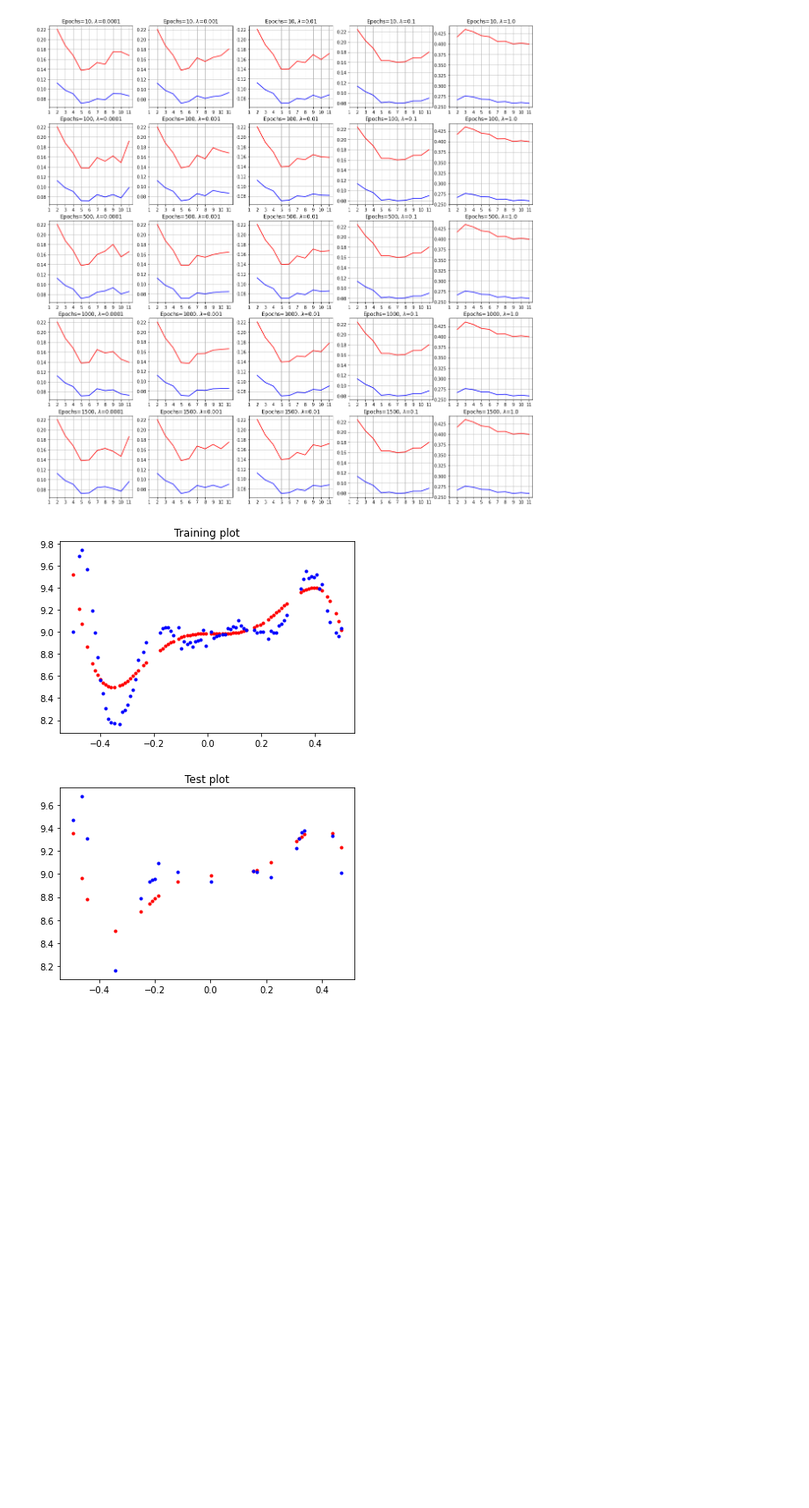
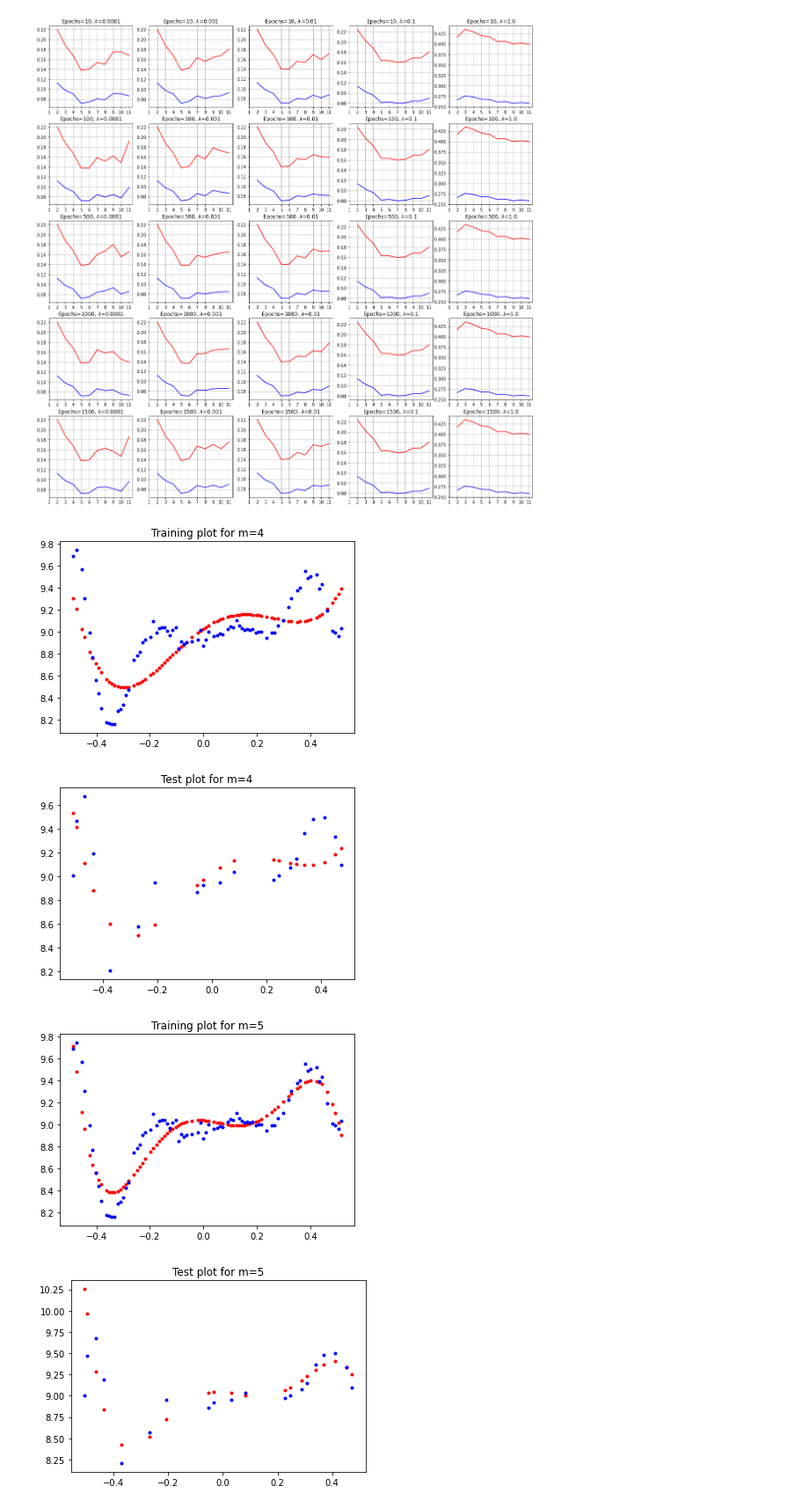
Before and after one commit to V-G-spec/ELL409-IITD-Intro-to-Machine-Learning, a Jupyter notebook: Assignment 1/ReportStuff.ipynb, the cells around one changed output. Shown: that part at 88% size. Drawn from its saved outputs; the diff is of its cells as text; code cells hidden in the pictures; blank space fills up the shorter version.

```diff
--- a/Assignment 1/ReportStuff.ipynb
+++ b/Assignment 1/ReportStuff.ipynb
@@ -14,10 +14,12 @@ import matplotlib as mpl
 # %% [markdown]
 ### 1A
 # %%
-df = pd.read_csv("1A.csv", header=None)
-df = df.sample(n = len(df))
-train_df = df[:int(0.8*len(df))].sample(frac=1)
-test_df = df[int(0.8*len(df)):].sample(frac=1)
+df = pd.read_csv("1B.csv", header=None)
+# df = df.sample(n = len(df))
+df = df.sample(frac=1)
+print(len(df))
+train_df = df[:int(0.8*len(df))]
+test_df = df[int(0.8*len(df)):]
 # Convert everything to a numpy array, as it makes my life easy. Works pretty much like MATLAB after that
 train_X = np.array(train_df.values)[:, 0:1]
 train_y = np.array(train_df.values)[:, 1:]
@@ -131,7 +128,7 @@ X_new_train = train_X
 temp_X_test = test_X
 X_new_test = test_X
 
-lambs = np.logspace(-5, 1, num=7)
+lambs = np.logspace(-5, -1, num=15)
 
 for m in range(2, 10):
     temp_X_train = temp_X_train*train_X
@@ -164,9 +161,9 @@ plt.plot(lambs, E_rms_train, label="Training Error")
 plt.plot(lambs, E_rms_test, label="Test Error")
 plt.legend(loc="upper left")
 # xticks = np.logspace(-20, -1, num=20)
-plt.xticks(lambs, rotation=90)
+plt.xticks(np.logspace(-5, -1, num=5), rotation=90)
 plt.xlabel("$\lambda$")
 plt.ylabel("E_mse")
-plt.savefig('something for 20.png')
+# plt.savefig('something for 20.png')
 plt.show()
 # %% [output]
@@ -333,7 +343,11 @@ lambs = [0.0001, 0.001, 0.01, 0.1, 1.0]
 EPOCHS = [10, 100, 500, 1000, 1500]
 # EPOCHS = [1, 5]
 # EPOCHS = [1, 3, 5, 7, 9]
+EPOCHS = np.arange(100, 20000, 100)
+E_train = []
+E_test = []
 
+for niter in EPOCHS:
 
 
 
@@ -428,8 +442,10 @@ plt.show()
 # %% [output]
 [figure]
 # %%
-M = np.arange(2, 6, 1)
-
+M = np.arange(2, 10, 1)
+lamb=0.0001
+BS = np.arange(35, 36, 1)
+epochs = 1500
 
 
 train_X = train_X_st
@@ -463,11 +479,6 @@ E_test = []
 
 # lr = 0.0001
 
-lamb=0.0001
-
-
-BS = np.arange(35, 36, 1)
-
 for m in M:
     temp_X_train = temp_X_train*train_X
 
@@ -484,52 +495,56 @@ for m in M:
     temp_X_test = temp_X_test*test_X
     temp_X_test = ((temp_X_test - norm_sub[-1])/norm_div[-1]) - norm_mean[-1]
     X_new_test = np.c_[X_new_test, temp_X_test]
 
 
     X_fin_train = np.c_[np.ones((len(X_new_train), 1)), X_new_train]
     X_fin_test = np.c_[np.ones((len(X_new_test), 1)), X_new_test]
 
 
     for batch_size in BS:
         wt = np.random.randn(m+1,1)
 
-        for niter in range(1500):
+        for niter in range(epochs):
             for i in range(0, N, batch_size):
                 X_i = X_fin_train[i:i+batch_size]
                 y_i = train_y[i:i+batch_size]
     #             print(X_i.shape[0])
                 lr = 0.3/(i+0.17)
                 wt = update_weights(X_i, y_i, wt, lr, lamb)
 
-        if (m>4):
-            theta_best = wt
-            y_hat_train = X_fin_train.dot(theta_best)
-            err = sum((y_hat_train-train_y)**2)
-            err/=len(train_y)
-            E_train.append(err)
+        theta_best = wt
+        y_hat_train = X_fin_train.dot(theta_best)
+        err = sum((y_hat_train-train_y)**2)
+        err/=len(train_y)
+        E_train.append(err)
 
+        if (m>=4):
             plt.plot(train_X, y_hat_train, "r.")
             plt.plot(train_X, train_y, "b.")
-            plt.title("Training plot")
+            plt.title("Training plot for m=%s"%(m))
             plt.show()
 
-            y_hat_test = X_fin_test.dot(theta_best)
-            err = sum((y_hat_test-test_y)**2)
-            err/=len(test_y)
-            E_test.append(err)
+        y_hat_test = X_fin_test.dot(theta_best)
+        err = sum((y_hat_test-test_y)**2)
+        err/=len(test_y)
+        E_test.append(err)
+
+        if (m>=4):
             plt.plot(test_X, y_hat_test, "r.")
             plt.plot(test_X, test_y, "b.")
-            plt.title("Test plot")
+            plt.title("Test plot for m=%s"%(m))
             plt.show()
 
-# plt.plot(M, E_train, label="Training Error")
-# plt.plot(M, E_test, label="Test Error")
-# plt.legend(loc="upper left")
-# plt.xlabel("M")
-# plt.xticks(M)
-# plt.ylabel("E_mse")
-# plt.show()
+plt.plot(M, E_train, label="Training Error")
+plt.plot(M, E_test, label="Test Error")
+plt.legend(loc="upper left")
+plt.xlabel("M")
+plt.xticks(M)
+plt.ylabel("E_mse")
+plt.show()
 # print(*theta_best)
 # %% [output]
-[figure, old version]
+[figure, new version]
-[figure, old version]
+[figure, new version]
+[figure, added]
+[figure, added]
```
Also changed, not shown: parts of 9 cells of this notebook, 10 other files.
